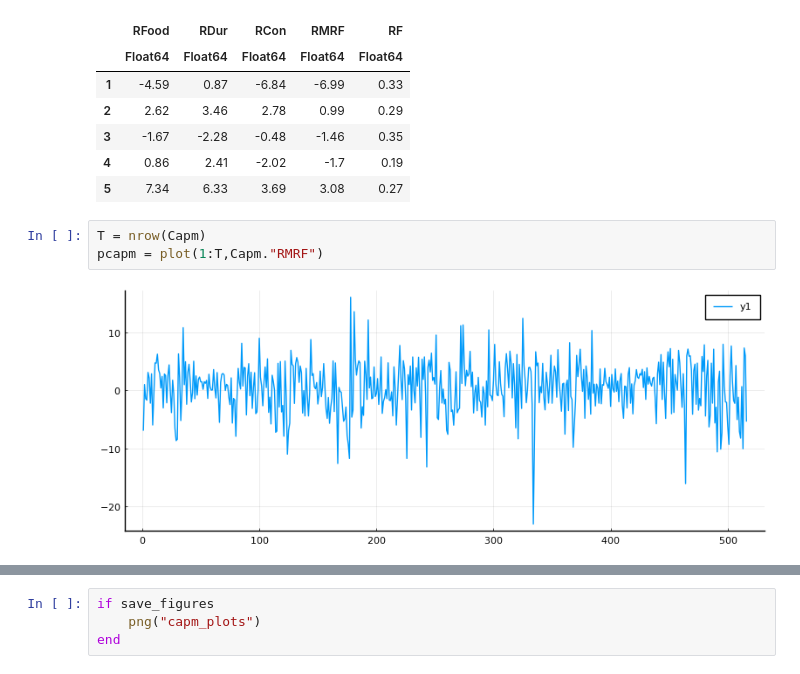
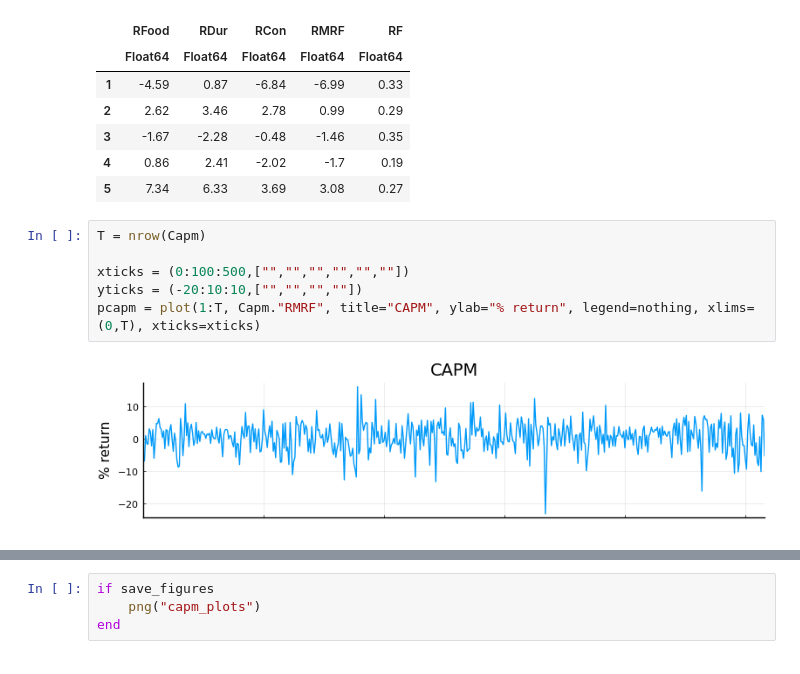
Before and after one commit to chiukenny/STAT520B-finalproject, a Jupyter notebook: code/project_code.ipynb, the cells around one changed output, grey strips where cells are left out. Saved outputs shown, nothing was run; the diff lists cells and outputs as text.

```diff
--- a/code/project_code.ipynb
+++ b/code/project_code.ipynb
@@ -936,6 +1162,9 @@ first(Capm,5)
 | 5 | 7.34 | 6.33 | 3.69 | 3.08 | 0.27 |
 # %%
 T = nrow(Capm)
-pcapm = plot(1:T,Capm."RMRF")
+
+xticks = (0:100:500,["","","","","",""])
+yticks = (-20:10:10,["","","",""])
+pcapm = plot(1:T, Capm."RMRF", title="CAPM", ylab="% return", legend=nothing, xlims=(0,T), xticks=xticks)
 # %% [output]
-[figure, old version]
+[figure, new version]
```
Also changed, not shown: parts of 49 cells of this notebook, 7 other files.
